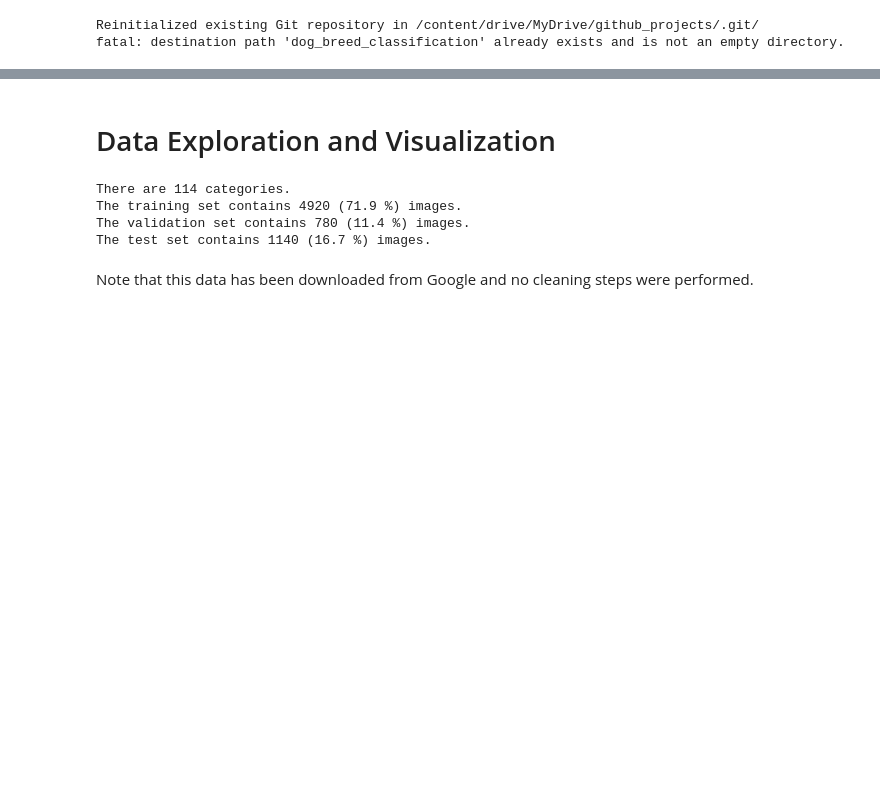
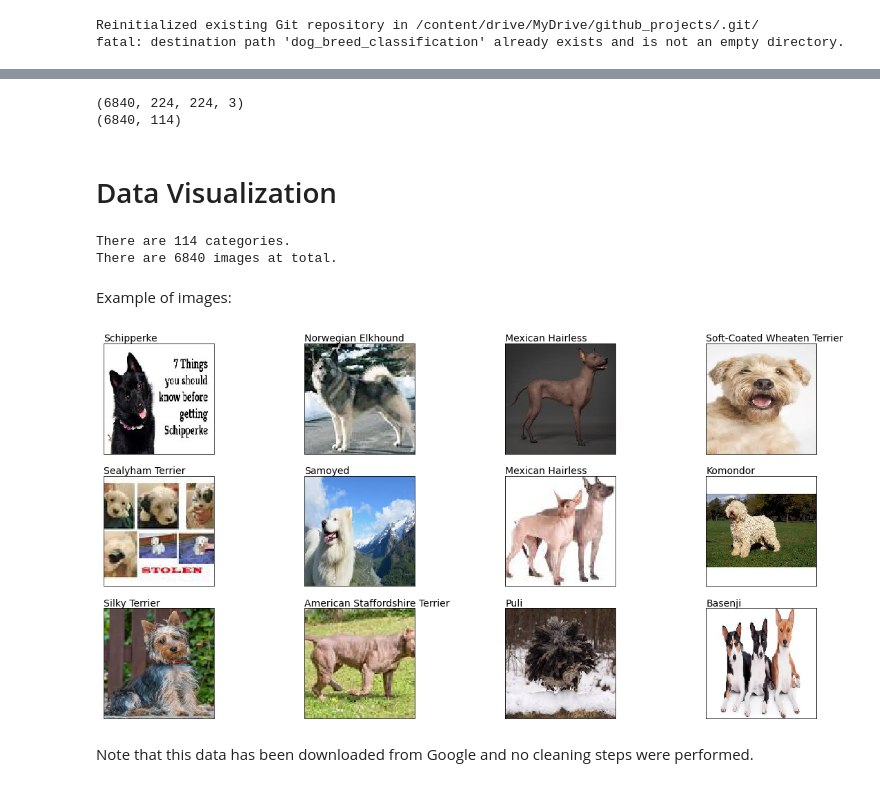
Before and after one commit to oliveirampo/dog_breed_classification, a Jupyter notebook: train_model.ipynb, the cells around one changed output, grey strips where cells are left out. Cells and saved outputs as stored; diff of their text form; code cells hidden in the pictures; blank space fills up the shorter version.

```diff
--- a/train_model.ipynb
+++ b/train_model.ipynb
@@ -150,0 +163,12 @@ Loading compressed data...
+# %%
+# Converting classes to numbers
+class_to_num = dict(zip(dog_breeds, range(n_classes)))
+num_to_class = dict(zip(range(n_classes), dog_breeds))
+# %%
+%ls data/dogs/
+
+zip_file = 'data/dogs/train.zip'
+
+train_directory = '/content/sample_data/train'
+if not os.path.exists(train_directory):
+  !unzip $zip_file -d /content/sample_data/
@@ -151,17 +177,52 @@ Loading compressed data...
+# %%
+def images_to_array(data_dir, df, image_size, class_to_num):
+    image_names = df['id']
+    image_labels = df['breed']
+    data_size = len(image_names)
+    # data_size = 70
+
+    X = np.zeros([data_size, image_size[0], image_size[1], image_size[2]], dtype=np.uint8)
+    y = np.zeros([data_size, 1], dtype=np.uint8)
+
+    for i in range(data_size):
+        img_name = image_names[i]
+        img_dir = '{}/{}.png'.format(data_dir, img_name)
+        img_pixels = load_img(img_dir, target_size=image_size)
+        X[i] = img_pixels
+        y[i] = class_to_num[image_labels[i]]
+
+    y = to_categorical(y)
+
+    ind = np.random.permutation(data_size)
+    X = X[ind]
+    y = y[ind]
+
+    return X, y
+# %%
+img_size = (224, 224, 3)
+X, y = images_to_array(train_directory, df, img_size, class_to_num)
+print(X.shape)
+print(y.shape)
+# %% [output]
+(6840, 224, 224, 3)
+(6840, 114)
 # %% [markdown]
-# Data Exploration and Visualization
+# Data Visualization
-# %%
-num_images = x_train.shape[0] + x_valid.shape[0] + x_test.shape[0]
-
-print('There are {} categories.'.format(len(categories)))
-print('The training set contains {} ({:.1f} %) images.'.format(x_train.shape[0], 100.0 * x_train.shape[0] / num_images))
-print('The validation set contains {} ({:.1f} %) images.'.format(x_valid.shape[0], 100.0 * x_valid.shape[0] / num_images))
-print('The test set contains {} ({:.1f} %) images.'.format(x_test.shape[0], 100.0 * x_test.shape[0] / num_images))
-# %% [output]
-There are 114 categories.
-The training set contains 4920 (71.9 %) images.
-The validation set contains 780 (11.4 %) images.
-The test set contains 1140 (16.7 %) images.
+# %%
+num_images = X.shape[0]
+
+print('There are {} categories.'.format(n_classes))
+print('There are {} images at total.'.format(X.shape[0]))
+# print('There are {} ({:.1f} %) images at total.'.format(X.shape[0], 100.0 * X.shape[0] / num_images))
+# %% [output]
+There are 114 categories.
+There are 6840 images at total.
+# %% [markdown]
+Example of images:
+# %%
+fig = plot.plot_images(3, 4, 12, X, y, num_to_class)
+# %% [output]
+[figure, added]
 # %% [markdown]
 Note that this data has been downloaded from Google
 and no cleaning steps were performed.
```
Also changed, not shown: parts of 40 cells of this notebook.
